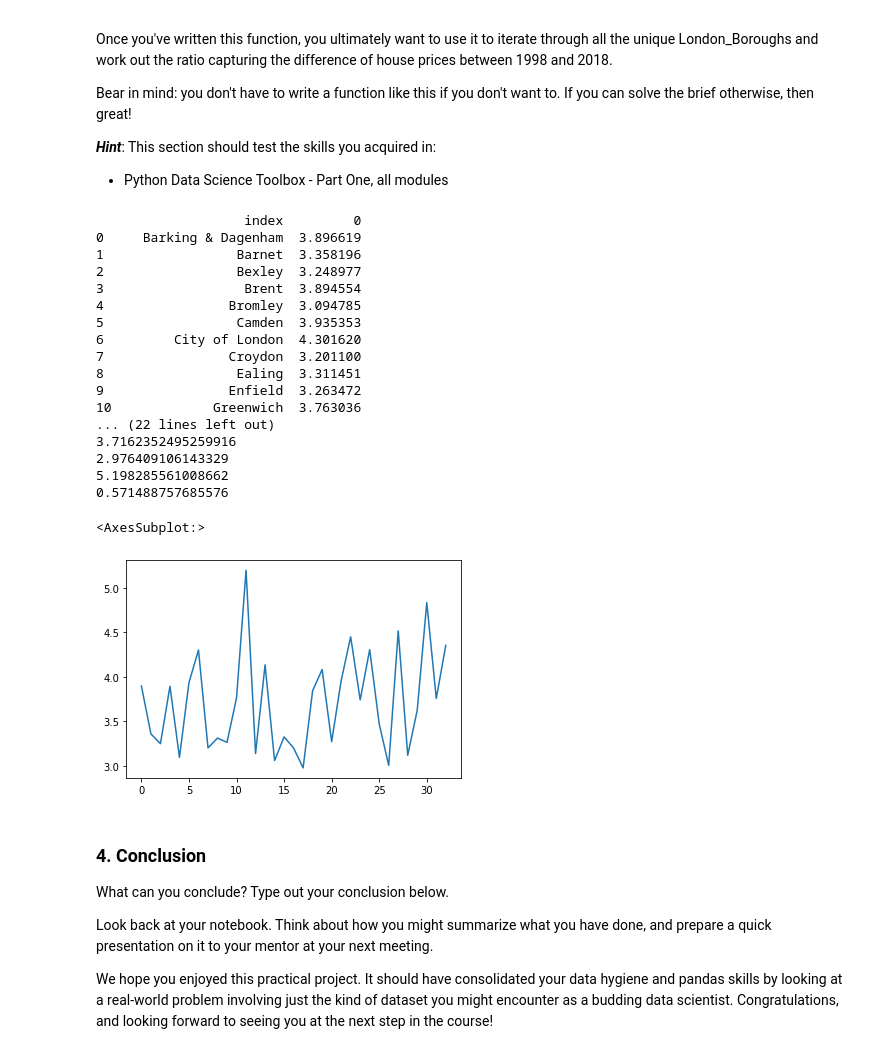
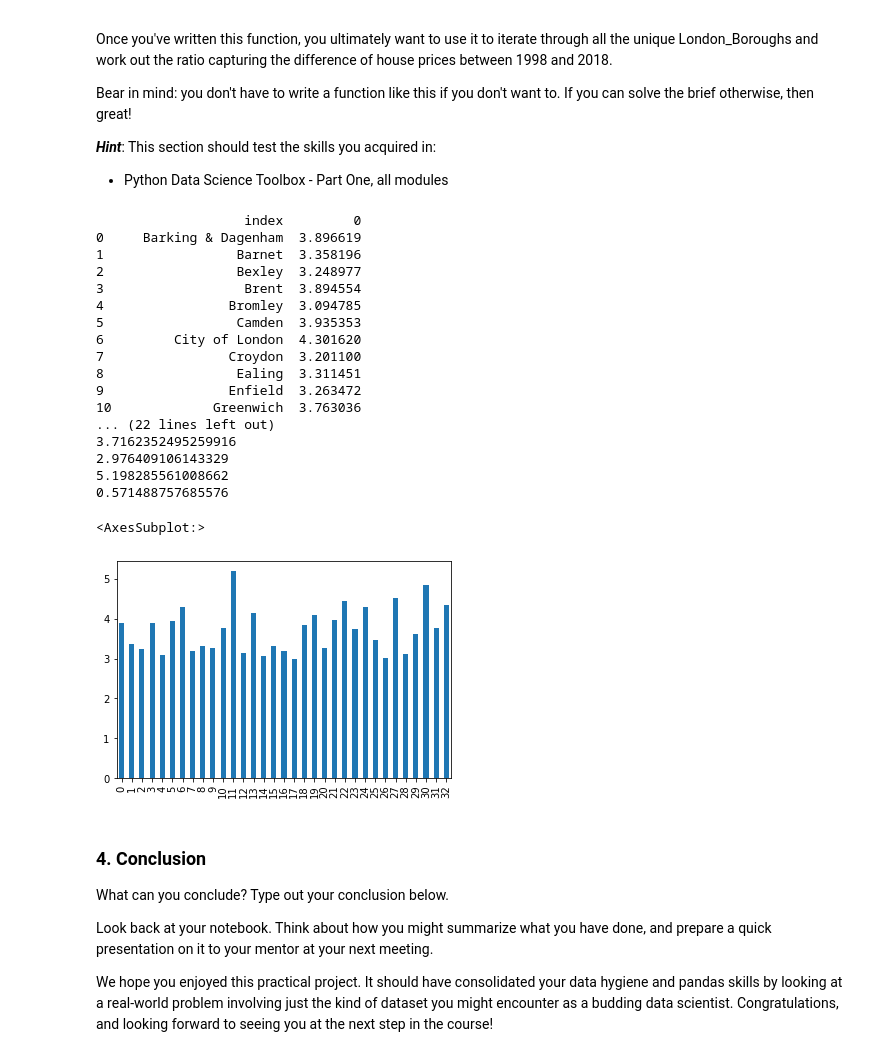
Before and after one commit to drewc77/Andrew-Call, a Jupyter notebook: Unit 4 Challenge - Tier 3.ipynb, the cells around one changed output. Saved outputs shown, nothing was run; the diff lists cells and outputs as text; code cells hidden in the pictures.

```diff
--- a/Unit 4 Challenge - Tier 3.ipynb
+++ b/Unit 4 Challenge - Tier 3.ipynb
@@ -260,35 +260,35 @@ for b in dfg['London Borough'].unique():
     borough = dfg[dfg['London Borough'] == b]
     final[b] = create_price_ratio(borough)
 
 df_ratios = pd.DataFrame(final)
 df_ratios_T = df_ratios.transpose()
 df_ratios_F = df_ratios_T.reset_index()
 print(df_ratios_F)
 print(df_ratios_F[0].mean())
 print(df_ratios_F[0].min())
 print(df_ratios_F[0].max())
 print(df_ratios_F[0].std())
-df_ratios_F[0].plot()
+df_ratios_F[0].plot(kind='bar')
 # %% [output]
                    index         0
 0     Barking & Dagenham  3.896619
 1                 Barnet  3.358196
 2                 Bexley  3.248977
 3                  Brent  3.894554
 4                Bromley  3.094785
 5                 Camden  3.935353
 6         City of London  4.301620
 7                Croydon  3.201100
 8                 Ealing  3.311451
 9                Enfield  3.263472
 10             Greenwich  3.763036
 ... (22 lines left out)
 3.7162352495259916
 2.976409106143329
 5.198285561008662
 0.571488757685576
 <AxesSubplot:>
-[figure, old version]
+[figure, new version]
 # %% [markdown]
 ### 4. Conclusion
 What can you conclude? Type out your conclusion below.
```
